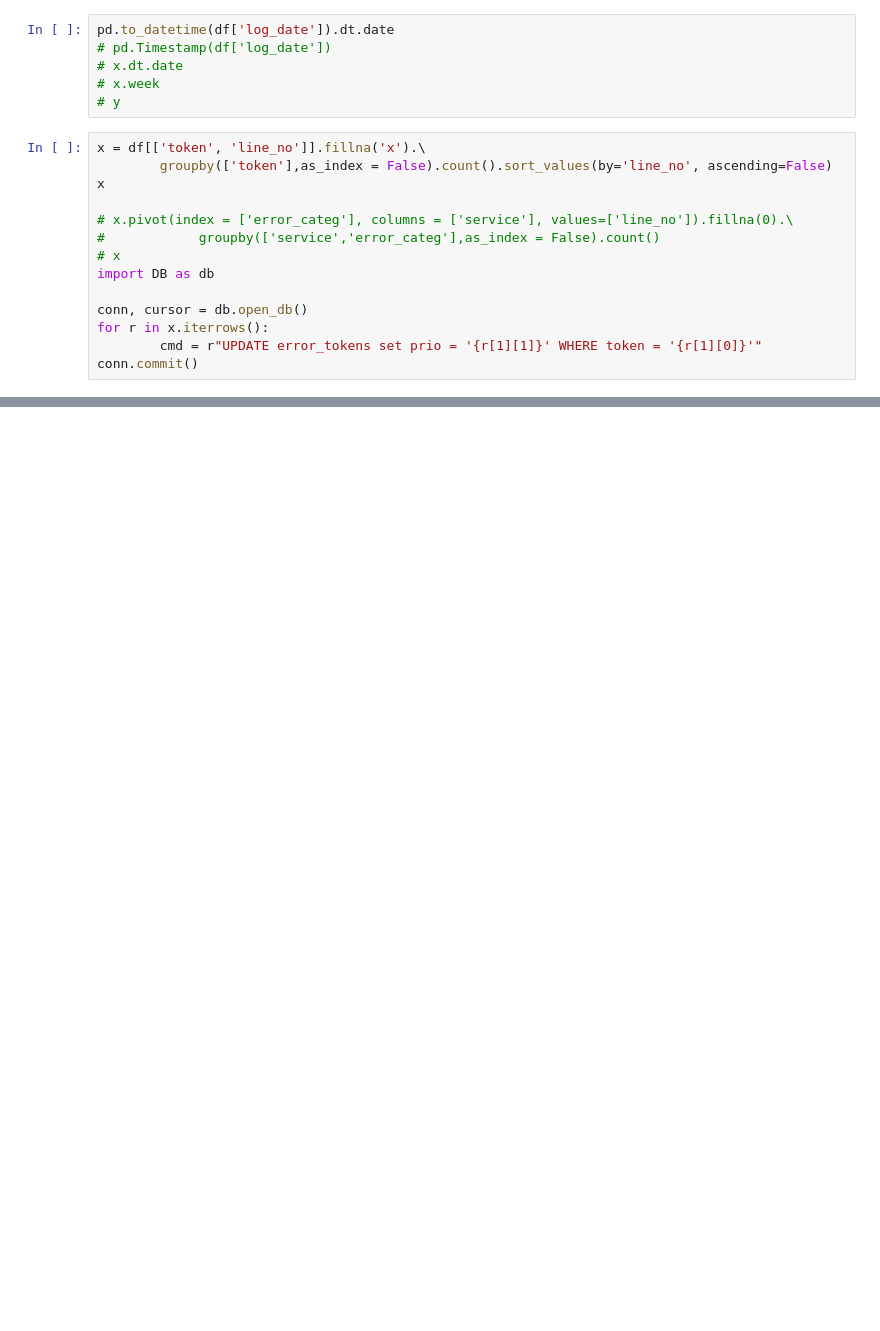
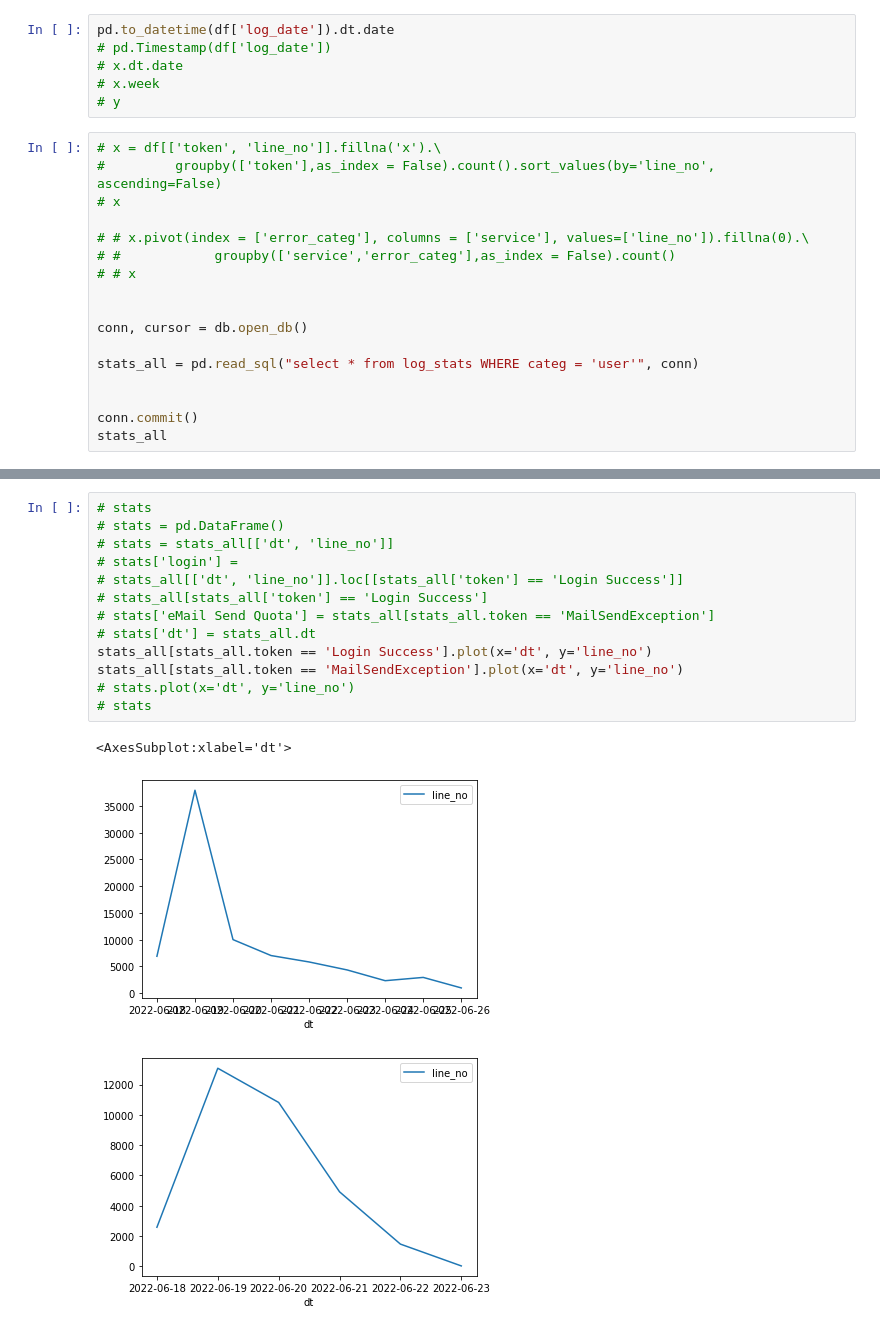
Before and after one commit to yjad/portal_logs, a Jupyter notebook: test.ipynb, the cells around one changed output, grey strips where cells are left out. Drawn from its saved outputs; the diff is of its cells as text; blank space fills up the shorter version.

```diff
--- a/test.ipynb
+++ b/test.ipynb
@@ -22,16 +11,19 @@ pd.to_datetime(df['log_date']).dt.date
 # x.week
 # y
 # %%
-x = df[['token', 'line_no']].fillna('x').\
-        groupby(['token'],as_index = False).count().sort_values(by='line_no', ascending=False)
-x
+# x = df[['token', 'line_no']].fillna('x').\
+#         groupby(['token'],as_index = False).count().sort_values(by='line_no', ascending=False)
+# x
 
-# x.pivot(index = ['error_categ'], columns = ['service'], values=['line_no']).fillna(0).\
-#            groupby(['service','error_categ'],as_index = False).count()
-# x
-import DB as db
+# # x.pivot(index = ['error_categ'], columns = ['service'], values=['line_no']).fillna(0).\
+# #            groupby(['service','error_categ'],as_index = False).count()
+# # x
+
 
 conn, cursor = db.open_db()
-for r in x.iterrows():
-        cmd = r"UPDATE error_tokens set prio = '{r[1][1]}' WHERE token = '{r[1][0]}'"
+
+stats_all = pd.read_sql("select * from log_stats WHERE categ = 'user'", conn)
+
+
 conn.commit()
+stats_all
@@ -51,0 +62,17 @@ x.plot(x='dt', y='line_no')
+# %%
+# stats
+# stats = pd.DataFrame()
+# stats = stats_all[['dt', 'line_no']]
+# stats['login'] =
+# stats_all[['dt', 'line_no']].loc[[stats_all['token'] == 'Login Success']]
+# stats_all[stats_all['token'] == 'Login Success']
+# stats['eMail Send Quota'] = stats_all[stats_all.token == 'MailSendException']
+# stats['dt'] = stats_all.dt
+stats_all[stats_all.token == 'Login Success'].plot(x='dt', y='line_no')
+stats_all[stats_all.token == 'MailSendException'].plot(x='dt', y='line_no')
+# stats.plot(x='dt', y='line_no')
+# stats
+# %% [output]
+<AxesSubplot:xlabel='dt'>
+[figure, added]
+[figure, added]
```
Also changed, not shown: parts of 8 cells of this notebook, 1 other file.
